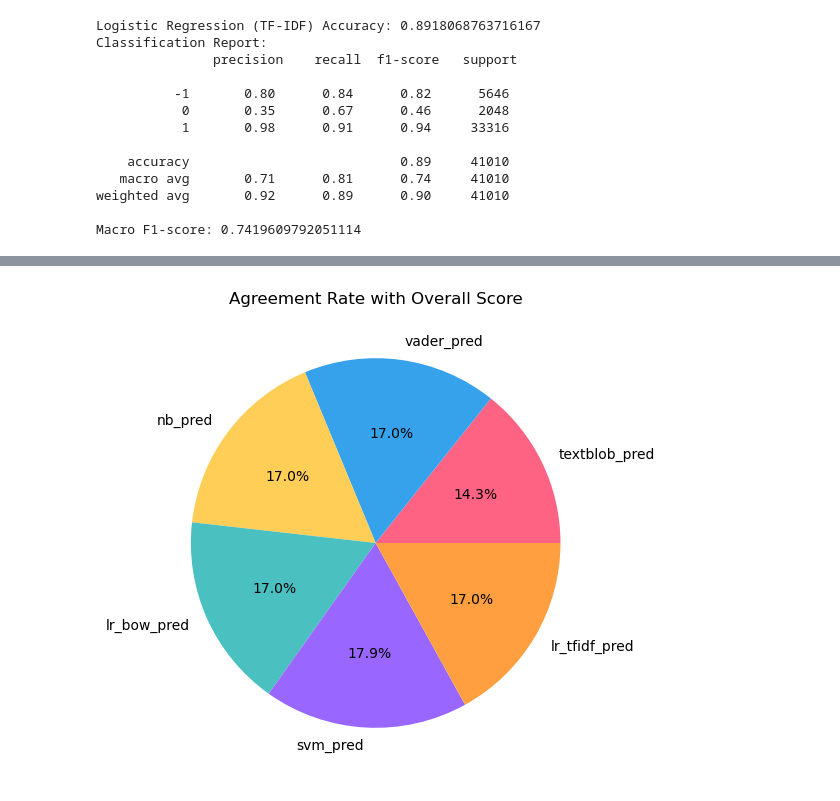
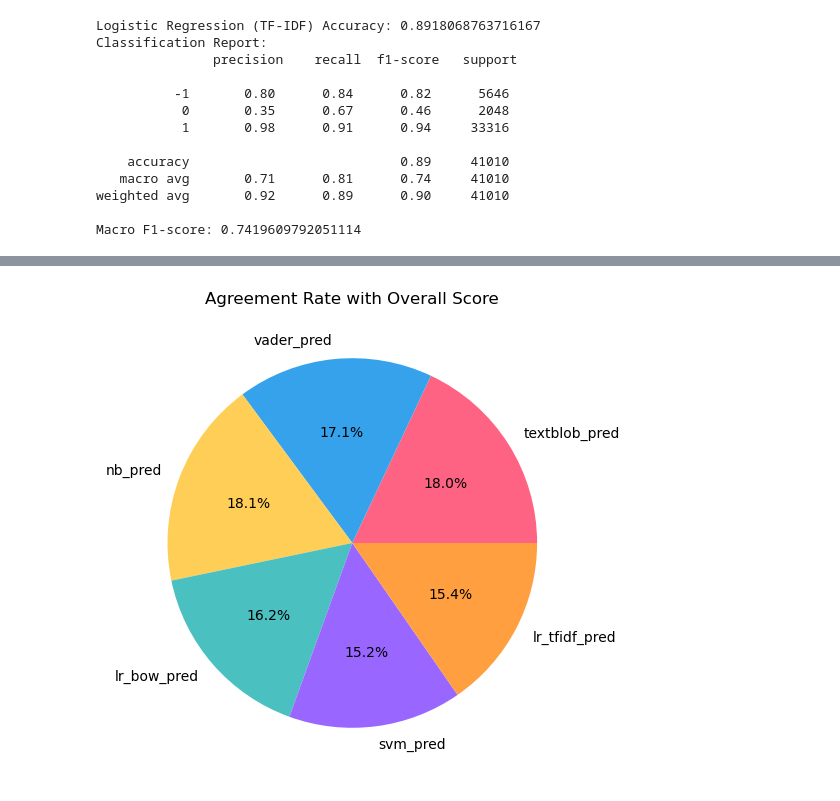
Before and after one commit to MinhAnhbietbay/SentimentAnalysis, a Jupyter notebook: Sentiment_Analysis.ipynb, the cells around one changed output, grey strips where cells are left out. Drawn from its saved outputs; the diff is of its cells as text; code cells hidden in the pictures.

Commit message:
update class weights + add evaluation metrics

```diff
--- a/Sentiment_Analysis.ipynb
+++ b/Sentiment_Analysis.ipynb
@@ -131,7 +131,7 @@ weighted avg       0.91      0.86      0.88     41010
 Macro F1-score: 0.7044313225954492
 # %%
 # LinearSVM (TF-IDF)
-svm_model = LinearSVC(C=1.0, class_weight={-1: 1, 0: 5, 1: 1}, max_iter=1000)
+svm_model = LinearSVC(C=1.0, class_weight={-1: 2, 0: 3, 1: 1}, max_iter=1000)
 svm_model.fit(X_train_tfidf_balanced, y_train_balanced)
 y_pred_svm = svm_model.predict(X_test_tfidf)
 print("\nLinearSVC (TF-IDF) Accuracy:", accuracy_score(y_test, y_pred_svm))
@@ -176,7 +239,6 @@ Macro F1-score: 0.7419609792051114
 # %%
-test_df = pd.read_csv('test_reviews.csv')
-test_df['text'] = test_df['review'].fillna('')
-# + ' ' + test_df['summary'].fillna('')
+test_df = pd.read_json('datasets/All_Beauty.json')
+test_df['text'] = test_df['reviewText'].fillna('') + ' ' + test_df['summary'].fillna('')
 test_df['text'] = test_df['text'].str.strip()
 test_df = test_df[test_df['text'] != '']
 test_df = test_df.dropna(subset=['overall'])
@@ -339,9 +401,9 @@ Name: count, dtype: int64
 # %%
-# plt.figure(figsize=(8, 6))
-# methods = ['textblob_pred', 'vader_pred', 'nb_pred', 'lr_bow_pred', 'svm_pred', 'lr_tfidf_pred']
-# agreements = [(test_df[method] == test_df['overall_score']).mean() * 100 for method in methods]
-# plt.pie(agreements, labels=methods, autopct='%1.1f%%', colors=['#FF6384', '#36A2EB', '#FFCE56', '#4BC0C0', '#9966FF', '#FF9F40'])
-# plt.title('Agreement Rate with Overall Score')
-# plt.show()
+plt.figure(figsize=(8, 6))
+methods = ['textblob_pred', 'vader_pred', 'nb_pred', 'lr_bow_pred', 'svm_pred', 'lr_tfidf_pred']
+agreements = [(test_df[method] == test_df['overall_score']).mean() * 100 for method in methods]
+plt.pie(agreements, labels=methods, autopct='%1.1f%%', colors=['#FF6384', '#36A2EB', '#FFCE56', '#4BC0C0', '#9966FF', '#FF9F40'])
+plt.title('Agreement Rate with Overall Score')
+plt.show()
 # %% [output]
-[figure, old version]
+[figure, new version]
```
Also changed, not shown: parts of 11 cells of this notebook.
